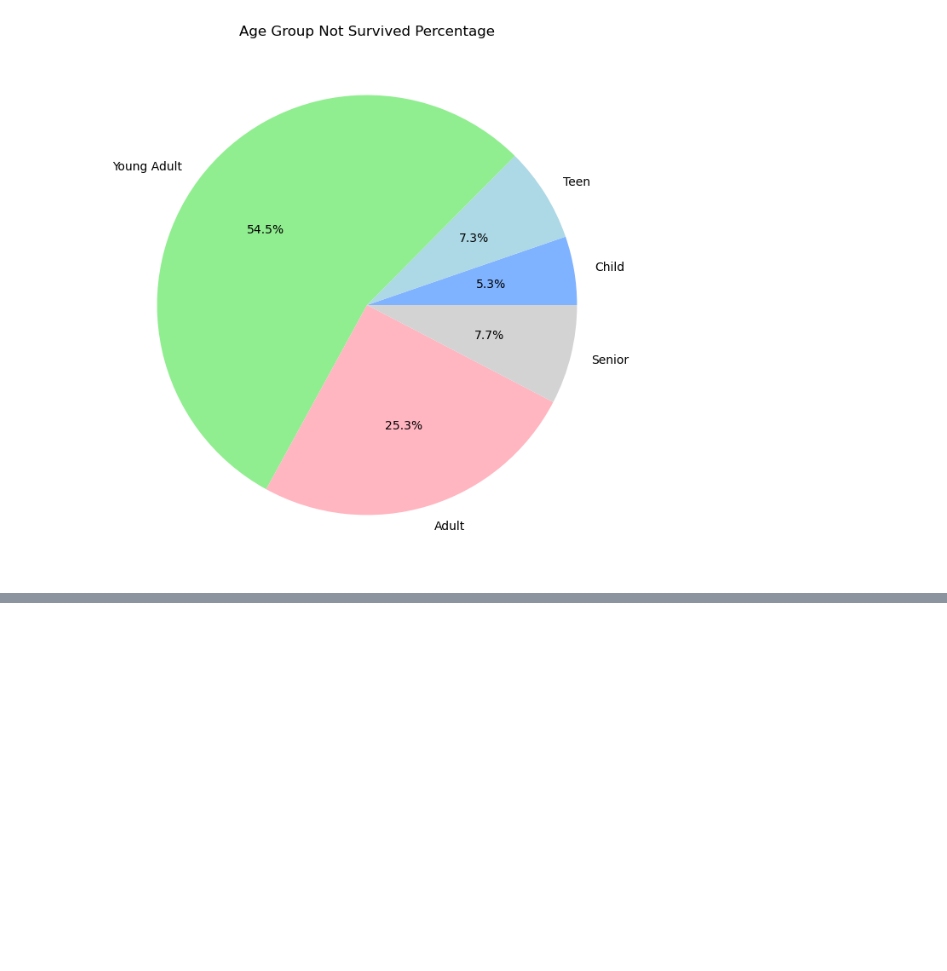
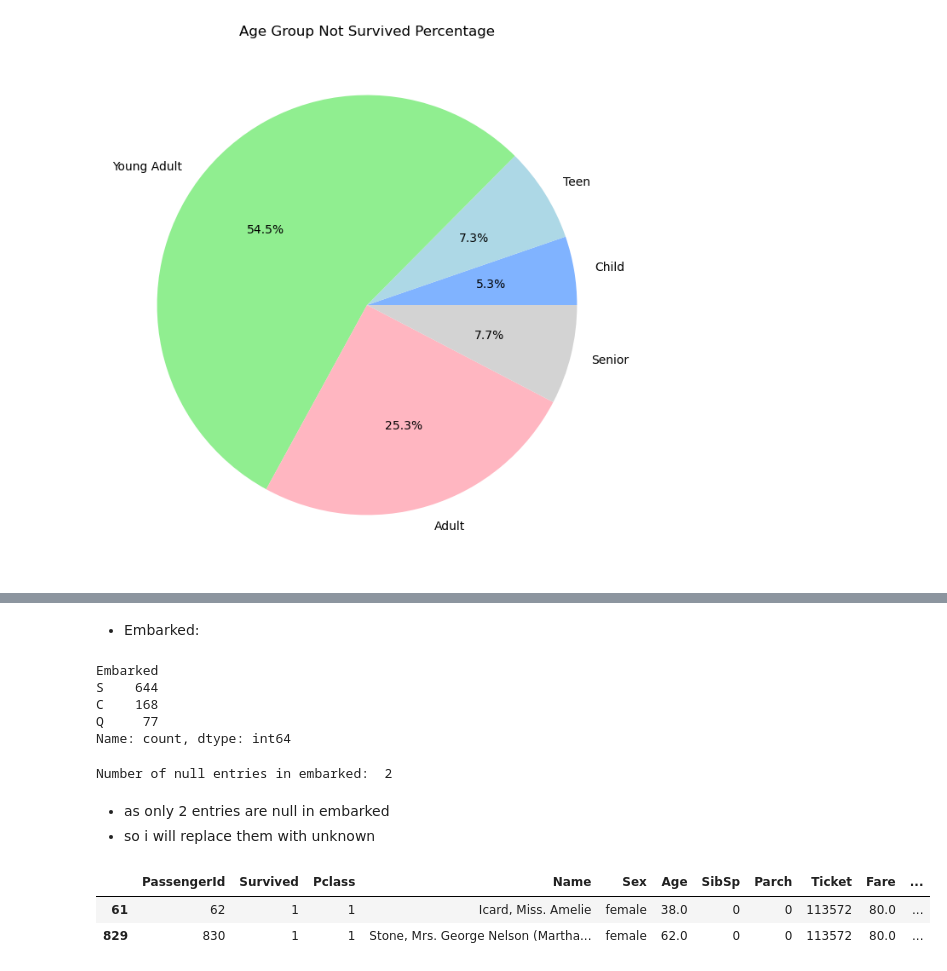
Before and after one commit to ahmadkamrans/titanic-dataset-analysis, a Jupyter notebook: dataAnalysis.ipynb, the cells around one changed output, grey strips where cells are left out. Cells and saved outputs as stored; diff of their text form; code cells hidden in the pictures; blank space fills up the shorter version.

```diff
--- a/dataAnalysis.ipynb
+++ b/dataAnalysis.ipynb
@@ -398,0 +503,25 @@ plt.show()
+# %% [markdown]
+- Embarked:
+# %%
+df['Embarked'].value_counts()
+# %% [output]
+Embarked
+S    644
+C    168
+Q     77
+Name: count, dtype: int64
+# %%
+print('Number of null entries in embarked: ', df['Embarked'].isna().sum())
+# %% [output]
+Number of null entries in embarked:  2
+# %% [markdown]
+- as only 2 entries are null in embarked
+- so i will replace them with unknown
+# %%
+df['Embarked'].fillna('Unknown Port', inplace=True)
+# %%
+df[df['Embarked'] == 'Unknown Port']
+# %% [output]
+|  | PassengerId | Survived | Pclass | Name | Sex | Age | SibSp | Parch | Ticket | Fare | ... |
+| 61 | 62 | 1 | 1 | Icard, Miss. Amelie | female | 38.0 | 0 | 0 | 113572 | 80.0 | ... |
+| 829 | 830 | 1 | 1 | Stone, Mrs. George Nelson (Martha... | female | 62.0 | 0 | 0 | 113572 | 80.0 | ... |
```
Also changed, not shown: parts of 12 cells of this notebook.
